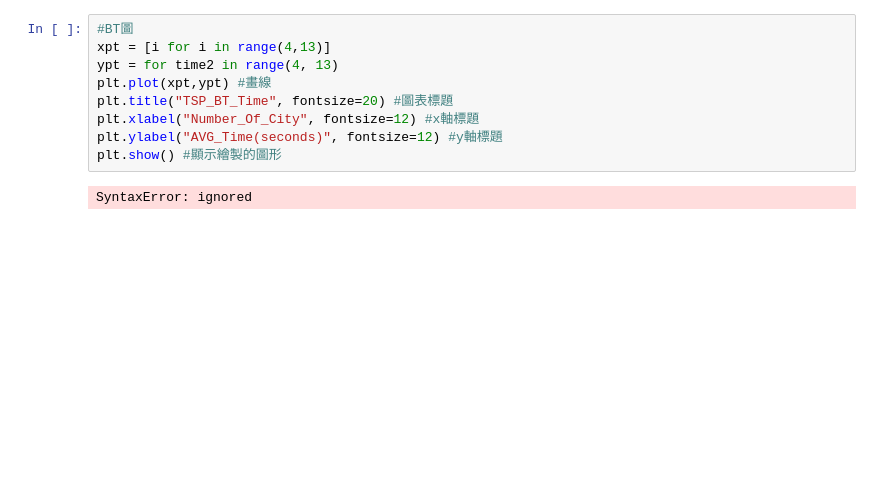
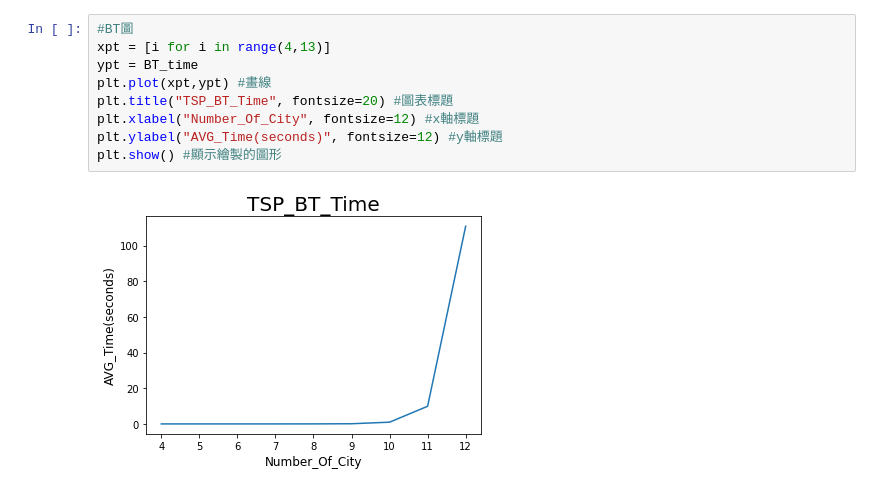
Before and after one commit to yixuannnnn/TSP, a Jupyter notebook: TSP_plot.ipynb, the cells around one changed output. Drawn from its saved outputs; the diff is of its cells as text; blank space fills up the shorter version.

```diff
--- a/TSP_plot.ipynb
+++ b/TSP_plot.ipynb
@@ -144,14 +147,14 @@ ValueError: ignored
 # %%
 #BT圖
 xpt = [i for i in range(4,13)]
-ypt = for time2 in range(4, 13)
+ypt = BT_time
 plt.plot(xpt,ypt) #畫線
 plt.title("TSP_BT_Time", fontsize=20) #圖表標題
 plt.xlabel("Number_Of_City", fontsize=12) #x軸標題
 plt.ylabel("AVG_Time(seconds)", fontsize=12) #y軸標題
 plt.show() #顯示繪製的圖形
 # %% [output]
-SyntaxError: ignored
+[figure, added]
 # %%
 #comparison
 xpt = [i for i in range(4,13)]
```
Also changed, not shown: parts of 4 cells of this notebook.
